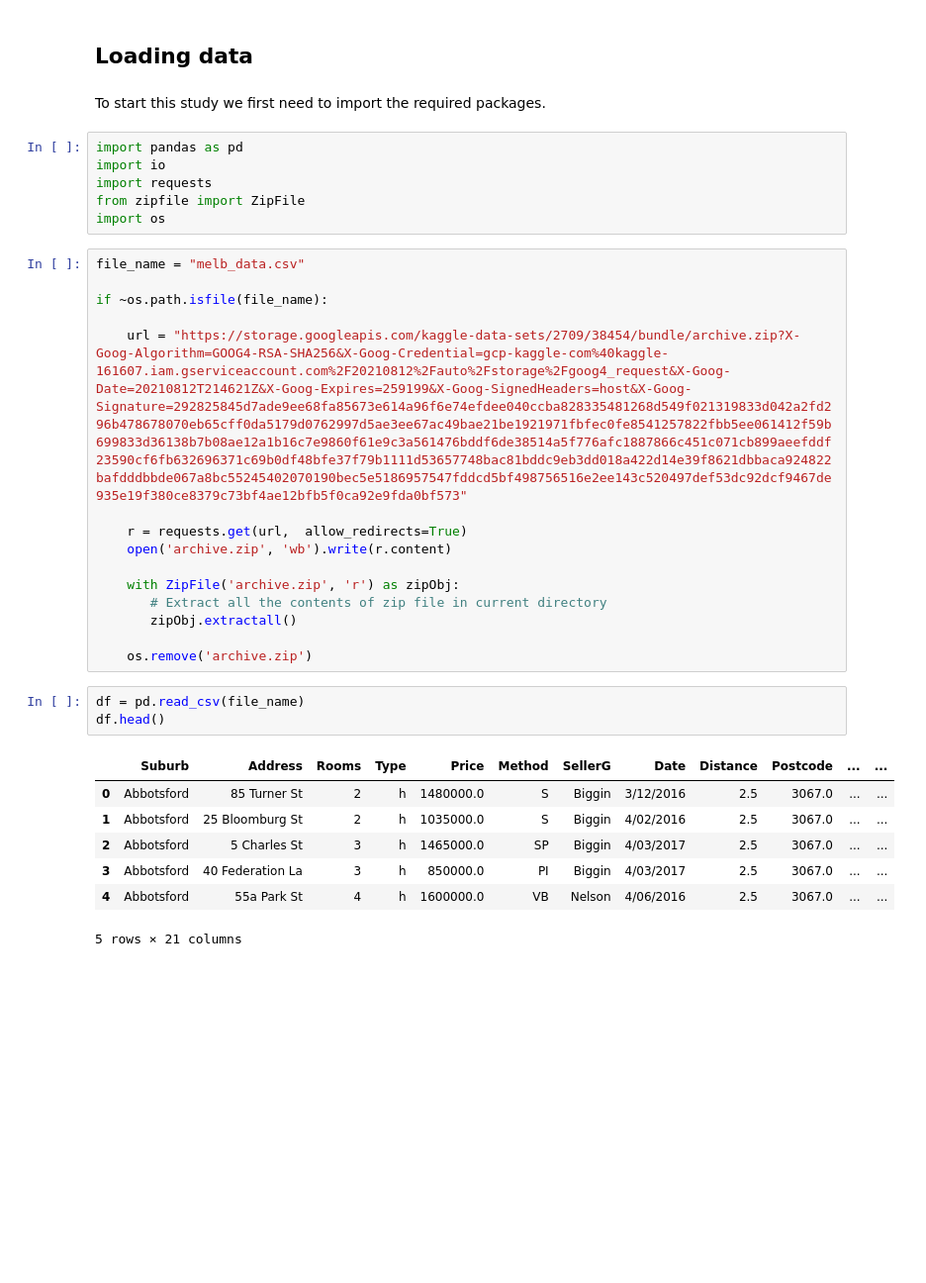
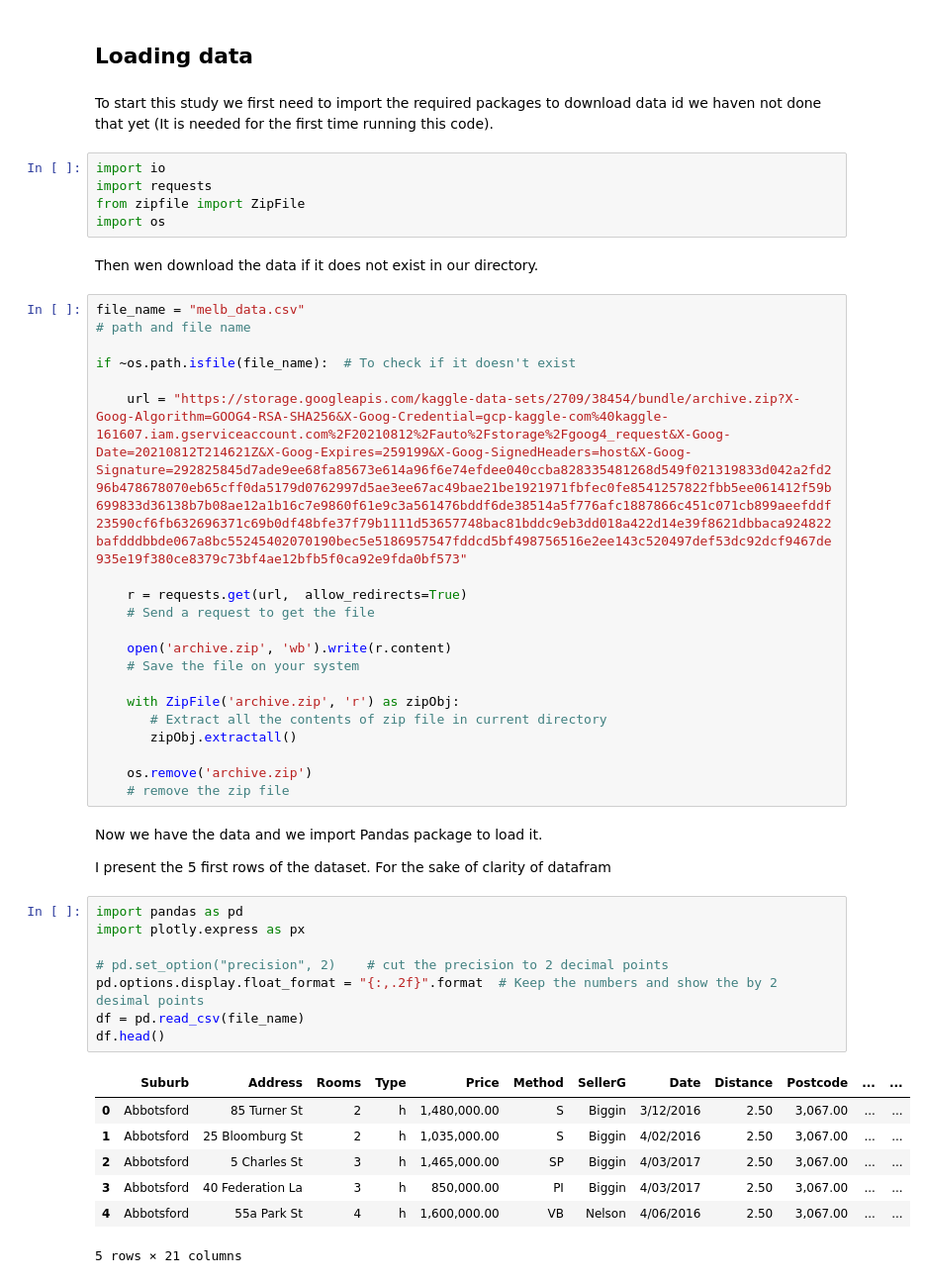
Before and after one commit to Amirmardan-prog/melbourne_housing, a Jupyter notebook: dataAnalysis.ipynb, the cells around one changed output. Shown at 99% size. Drawn from its saved outputs; the diff is of its cells as text; blank space fills up the shorter version.

Commit message:
data preparing for start predecting

```diff
--- a/dataAnalysis.ipynb
+++ b/dataAnalysis.ipynb
@@ -8,15 +8,17 @@ The first and most important subjest is data. Loading and analyzing is the first
 # %% [markdown]
 ## Loading data
 # %% [markdown]
-To start this study we first need to import the required packages.
+To start this study we first need to import the required packages to download data id we haven not done that yet (It is needed for the first time running this code).
 # %%
-import pandas as pd
 import io
 import requests
 from zipfile import ZipFile
 import os
+# %% [markdown]
+Then wen download the data if it does not exist in our directory.
 # %%
 file_name = "melb_data.csv"
+# path and file name
 
-if ~os.path.isfile(file_name):
+if ~os.path.isfile(file_name):  # To check if it doesn't exist
 
@@ -24,20 +26,34 @@ if ~os.path.isfile(file_name):
 
     r = requests.get(url,  allow_redirects=True)
+    # Send a request to get the file
+
     open('archive.zip', 'wb').write(r.content)
+    # Save the file on your system
 
     with ZipFile('archive.zip', 'r') as zipObj:
        # Extract all the contents of zip file in current directory
        zipObj.extractall()
 
     os.remove('archive.zip')
+    # remove the zip file
+# %% [markdown]
+Now we have the data and we import Pandas package to load it.
+
+
+I present the 5 first rows of the dataset. For the sake of clarity of datafram
 # %%
+import pandas as pd
+import plotly.express as px
+
+# pd.set_option("precision", 2)    # cut the precision to 2 decimal points
+pd.options.display.float_format = "{:,.2f}".format  # Keep the numbers and show the by 2 desimal points
 df = pd.read_csv(file_name)
 df.head()
 # %% [output]
 |  | Suburb | Address | Rooms | Type | Price | Method | SellerG | Date | Distance | Postcode | ... | ... |
-| 0 | Abbotsford | 85 Turner St | 2 | h | 1480000.0 | S | Biggin | 3/12/2016 | 2.5 | 3067.0 | ... | ... |
-| 1 | Abbotsford | 25 Bloomburg St | 2 | h | 1035000.0 | S | Biggin | 4/02/2016 | 2.5 | 3067.0 | ... | ... |
-| 2 | Abbotsford | 5 Charles St | 3 | h | 1465000.0 | SP | Biggin | 4/03/2017 | 2.5 | 3067.0 | ... | ... |
-| 3 | Abbotsford | 40 Federation La | 3 | h | 850000.0 | PI | Biggin | 4/03/2017 | 2.5 | 3067.0 | ... | ... |
-| 4 | Abbotsford | 55a Park St | 4 | h | 1600000.0 | VB | Nelson | 4/06/2016 | 2.5 | 3067.0 | ... | ... |
+| 0 | Abbotsford | 85 Turner St | 2 | h | 1,480,000.00 | S | Biggin | 3/12/2016 | 2.50 | 3,067.00 | ... | ... |
+| 1 | Abbotsford | 25 Bloomburg St | 2 | h | 1,035,000.00 | S | Biggin | 4/02/2016 | 2.50 | 3,067.00 | ... | ... |
+| 2 | Abbotsford | 5 Charles St | 3 | h | 1,465,000.00 | SP | Biggin | 4/03/2017 | 2.50 | 3,067.00 | ... | ... |
+| 3 | Abbotsford | 40 Federation La | 3 | h | 850,000.00 | PI | Biggin | 4/03/2017 | 2.50 | 3,067.00 | ... | ... |
+| 4 | Abbotsford | 55a Park St | 4 | h | 1,600,000.00 | VB | Nelson | 4/06/2016 | 2.50 | 3,067.00 | ... | ... |
 5 rows × 21 columns
```
Also changed, not shown: parts of 15 cells of this notebook, 1 other file.
